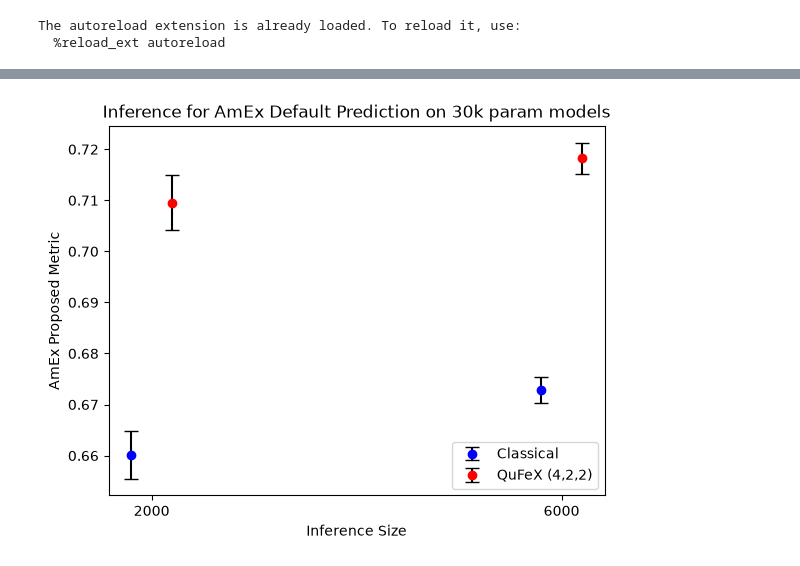
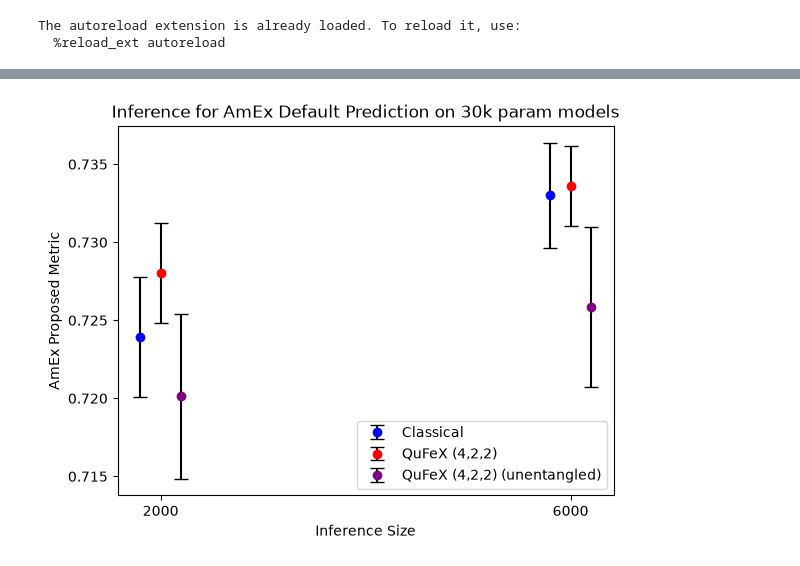
Before and after one commit to benjaminhagan/Quantum-Enhanced-Default-Detection, a Jupyter notebook: Demo Notebooks/StatisticalAnalysis.ipynb, the cells around one changed output, grey strips where cells are left out. Cells and saved outputs as stored; diff of their text form; code cells hidden in the pictures.

```diff
--- a/Demo Notebooks/StatisticalAnalysis.ipynb
+++ b/Demo Notebooks/StatisticalAnalysis.ipynb
@@ -237,20 +256,16 @@ Quantum CLS model test Amex metric: 0.6737461694106817, Seed=4, QuFeX(4, 2, 2)
 # %%
+#Runs and stores the results of statistical analysis on all of the loaded models
+num_models = 20
 num_seeds = 20
-models_c, models_q = load_models(num_models=5)
-
-#Select best models from training
-best_model_idx_c = [1, 2, 0] #With best model first
-best_model_idx_q = [2, 1, 0]
-best_models_c = [models_c[x] for x in best_model_idx_c]
-best_models_q = [models_q[x] for x in best_model_idx_q]
+models_c, models_q, models_q_ue = load_models(num_models=num_models)
 
 metrics = []
 
-save_dir_metrics = Path("../metrics")
-save_dir_metrics.mkdir(parents=True, exist_ok=True)
-
-for i in range(len(best_models_q)):
-    results = run_statistical_analysis(num_seeds=num_seeds, model_c=best_models_c[i], model_q=best_models_q[i])
-    c, q = best_model_idx_c[i], best_model_idx_q[i]
-    np.save(save_dir_metrics / f"422_seeds{c}_{q}", results)
-    print(f"Finished analysis for classical seed={c}, quantum seed={q}")
+for i in range(num_models):
+    results_c = run_statistical_analysis(num_seeds=num_seeds, model=models_c[i])
+    results_q = run_statistical_analysis(num_seeds=num_seeds, model=models_q[i])
+    results_q_ue = run_statistical_analysis(num_seeds=num_seeds, model=models_q_ue[i])
+    results = [results_c, results_q, results_q_ue]
+    metrics.append(results)
+    np.save(save_dir_metrics / f"422_seed{i}", results)
+    print(f"Finished analysis for seed {i}") #Seed number corresponds to model number for this notebook's setup
@@ -271,5 +272,8 @@ plot_M(metrics, num_seeds=num_seeds, quantum_label="QuFeX (4,2,2)")
-# %%
-metrics = np.load(save_dir_metrics / "422_seeds0_0.npy")
-plot_M(metrics, num_seeds=num_seeds, quantum_label="QuFeX (4,2,2)")
-# %% [output]
-[figure, removed]
+# %%
+metrics = []
+for i in range(20):
+    metrics.append(np.load(save_dir_metrics / f"422_seed{i}.npy"))
+# %%
+plot_M(metrics, num_seeds=num_seeds)
+# %% [output]
+[figure, added]
```
Also changed, not shown: parts of 11 cells of this notebook, 8 other files.
